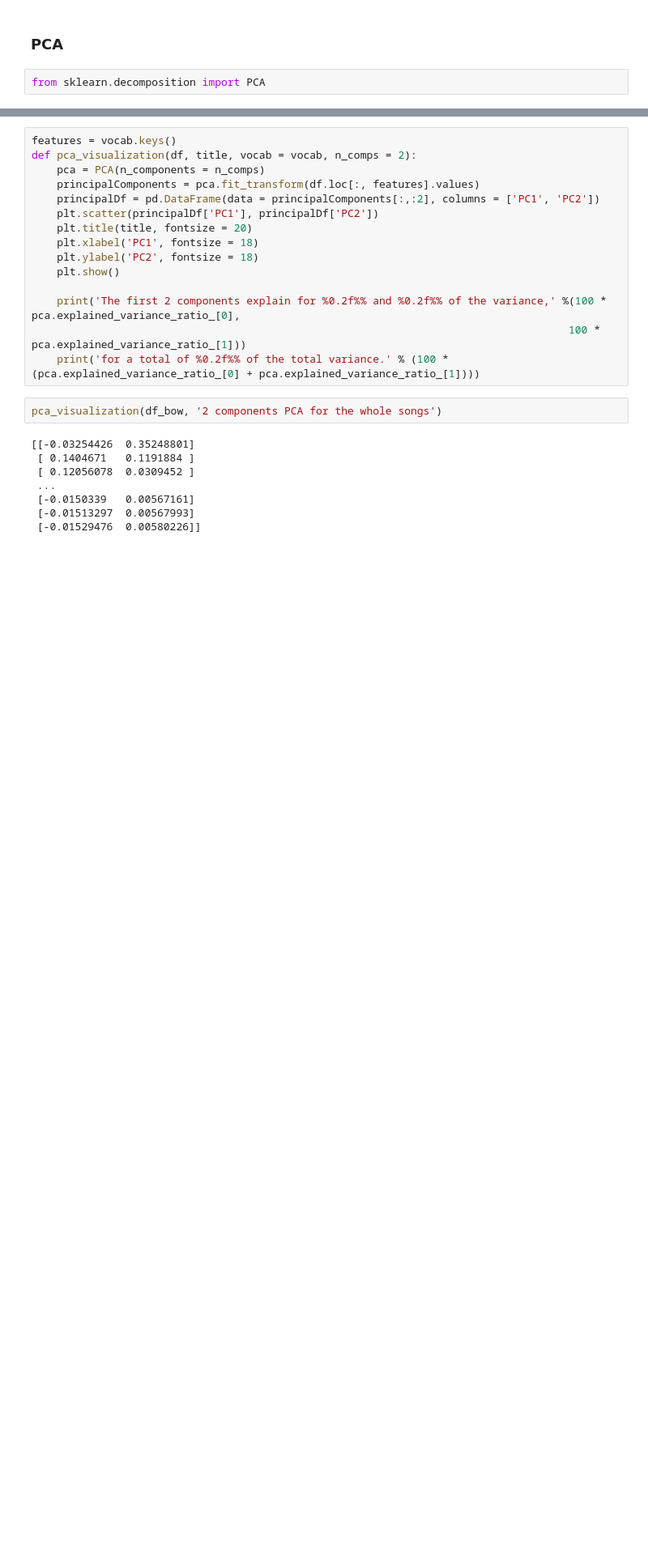
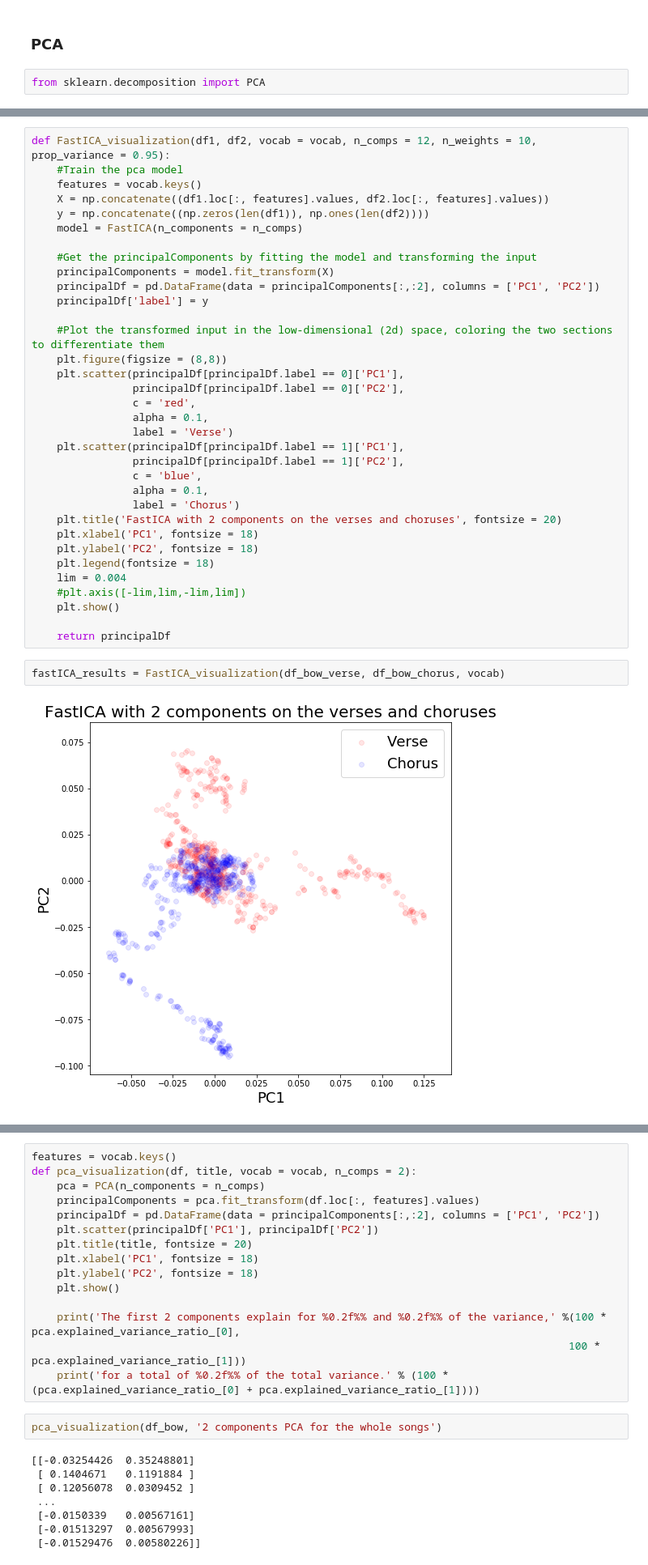
Before and after one commit to GiacomoAlliata/DigitalMusicologyProject, a Jupyter notebook: data_preprocessing.ipynb, the cells around one changed output, grey strips where cells are left out. Shown at 81% size. Cells and saved outputs as stored; diff of their text form; blank space fills up the shorter version.

Commit message:
Add ICA and TSNE results

```diff
--- a/data_preprocessing.ipynb
+++ b/data_preprocessing.ipynb
@@ -1165,0 +1362,38 @@ from sklearn.decomposition import PCA
+# %%
+def FastICA_visualization(df1, df2, vocab = vocab, n_comps = 12, n_weights = 10, prop_variance = 0.95):
+    #Train the pca model
+    features = vocab.keys()
+    X = np.concatenate((df1.loc[:, features].values, df2.loc[:, features].values))
+    y = np.concatenate((np.zeros(len(df1)), np.ones(len(df2))))
+    model = FastICA(n_components = n_comps)
+
+    #Get the principalComponents by fitting the model and transforming the input
+    principalComponents = model.fit_transform(X)
+    principalDf = pd.DataFrame(data = principalComponents[:,:2], columns = ['PC1', 'PC2'])
+    principalDf['label'] = y
+
+    #Plot the transformed input in the low-dimensional (2d) space, coloring the two sections to differentiate them
+    plt.figure(figsize = (8,8))
+    plt.scatter(principalDf[principalDf.label == 0]['PC1'],
+                principalDf[principalDf.label == 0]['PC2'],
+                c = 'red',
+                alpha = 0.1,
+                label = 'Verse')
+    plt.scatter(principalDf[principalDf.label == 1]['PC1'],
+                principalDf[principalDf.label == 1]['PC2'],
+                c = 'blue',
+                alpha = 0.1,
+                label = 'Chorus')
+    plt.title('FastICA with 2 components on the verses and choruses', fontsize = 20)
+    plt.xlabel('PC1', fontsize = 18)
+    plt.ylabel('PC2', fontsize = 18)
+    plt.legend(fontsize = 18)
+    lim = 0.004
+    #plt.axis([-lim,lim,-lim,lim])
+    plt.show()
+
+    return principalDf
+# %%
+fastICA_results = FastICA_visualization(df_bow_verse, df_bow_chorus, vocab)
+# %% [output]
+[figure, added]
```
Also changed, not shown: parts of 54 cells of this notebook.
